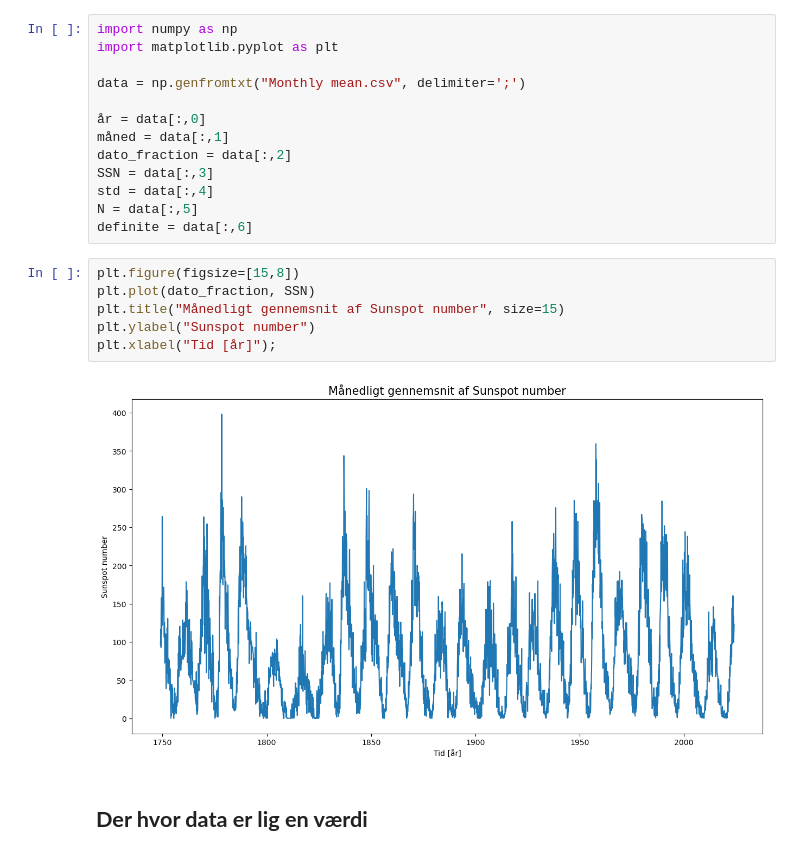
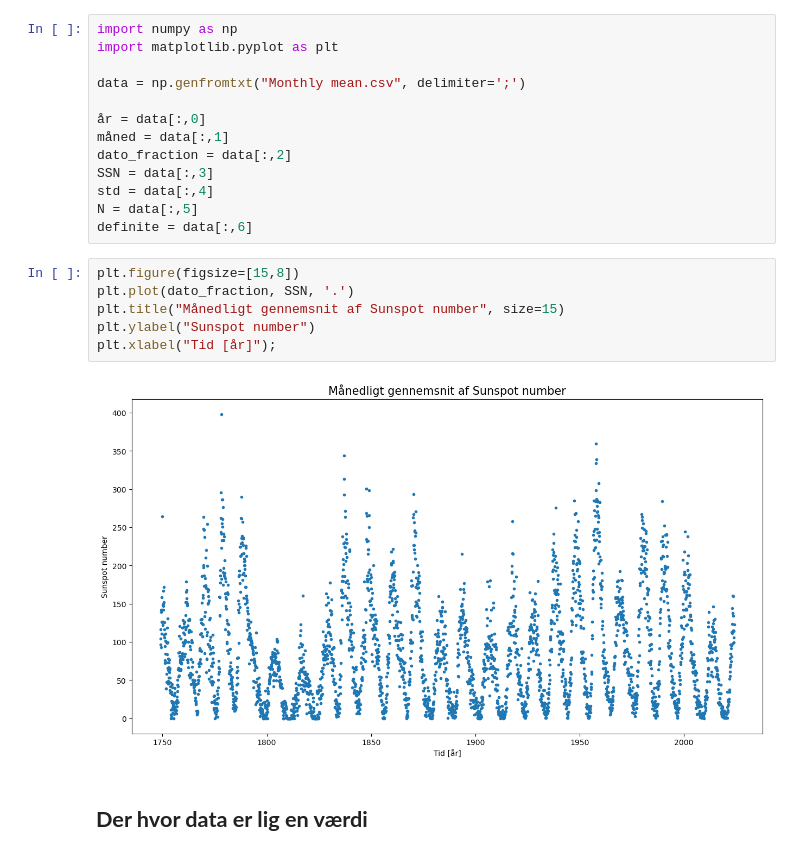
Before and after one commit to Focus9752/Solpletter_projekt, a Jupyter notebook: Scuffed stuff/Monthly mean.ipynb, the cells around one changed output. Cells and saved outputs as stored; diff of their text form.

```diff
--- a/Scuffed stuff/Monthly mean.ipynb
+++ b/Scuffed stuff/Monthly mean.ipynb
@@ -13,12 +13,12 @@ N = data[:,5]
 definite = data[:,6]
 # %%
 plt.figure(figsize=[15,8])
-plt.plot(dato_fraction, SSN)
+plt.plot(dato_fraction, SSN, '.')
 plt.title("Månedligt gennemsnit af Sunspot number", size=15)
 plt.ylabel("Sunspot number")
 plt.xlabel("Tid [år]");
 # %% [output]
-[figure, old version]
+[figure, new version]
 # %% [markdown]
 ## **Der hvor data er lig en værdi**
 # %%
```
Also changed, not shown: 1 other file.
